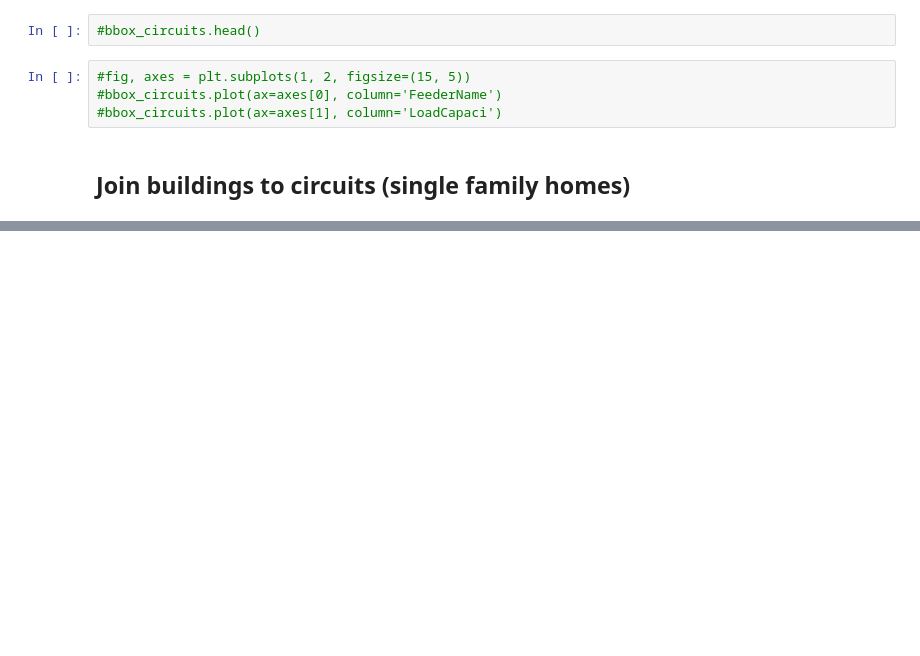
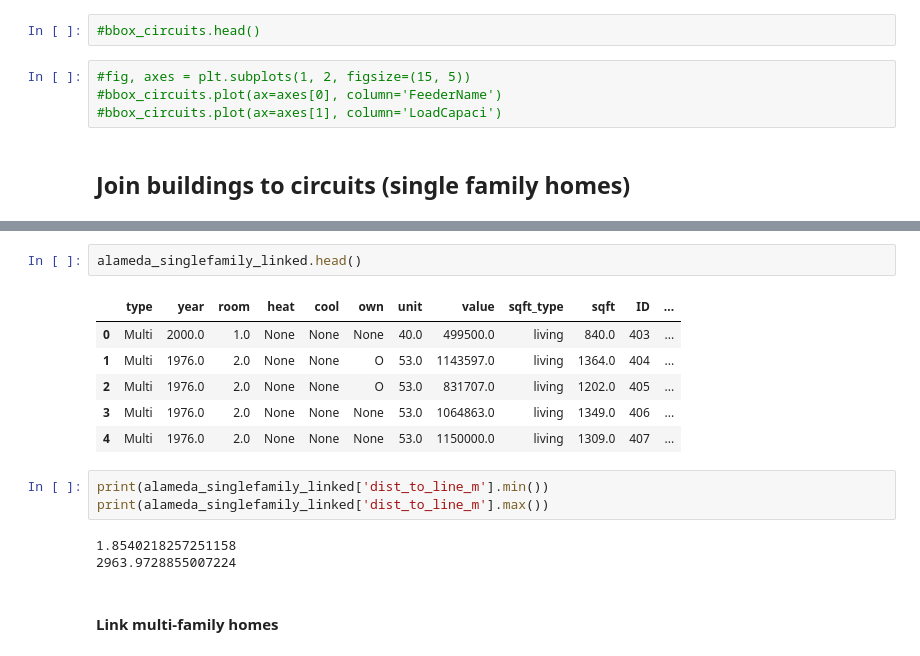
Before and after one commit to sofiiir/buildings-utility-link, a Jupyter notebook: pge_link.ipynb, the cells around one changed output, grey strips where cells are left out. Saved outputs shown, nothing was run; the diff lists cells and outputs as text; blank space fills up the shorter version.

```diff
--- a/pge_link.ipynb
+++ b/pge_link.ipynb
@@ -103,0 +122,17 @@ pge_clip.plot(ax=ax, color='red')
+# %%
+alameda_singlefamily_linked.head()
+# %% [output]
+|  | type | year | room | heat | cool | own | unit | value | sqft_type | sqft | ID | ... |
+| 0 | Multi | 2000.0 | 1.0 | None | None | None | 40.0 | 499500.0 | living | 840.0 | 403 | ... |
+| 1 | Multi | 1976.0 | 2.0 | None | None | O | 53.0 | 1143597.0 | living | 1364.0 | 404 | ... |
+| 2 | Multi | 1976.0 | 2.0 | None | None | O | 53.0 | 831707.0 | living | 1202.0 | 405 | ... |
+| 3 | Multi | 1976.0 | 2.0 | None | None | None | 53.0 | 1064863.0 | living | 1349.0 | 406 | ... |
+| 4 | Multi | 1976.0 | 2.0 | None | None | None | 53.0 | 1150000.0 | living | 1309.0 | 407 | ... |
+# %%
+print(alameda_singlefamily_linked['dist_to_line_m'].min())
+print(alameda_singlefamily_linked['dist_to_line_m'].max())
+# %% [output]
+1.8540218257251158
+2963.9728855007224
+# %% [markdown]
+#### Link multi-family homes
```
Also changed, not shown: parts of 25 cells of this notebook.
